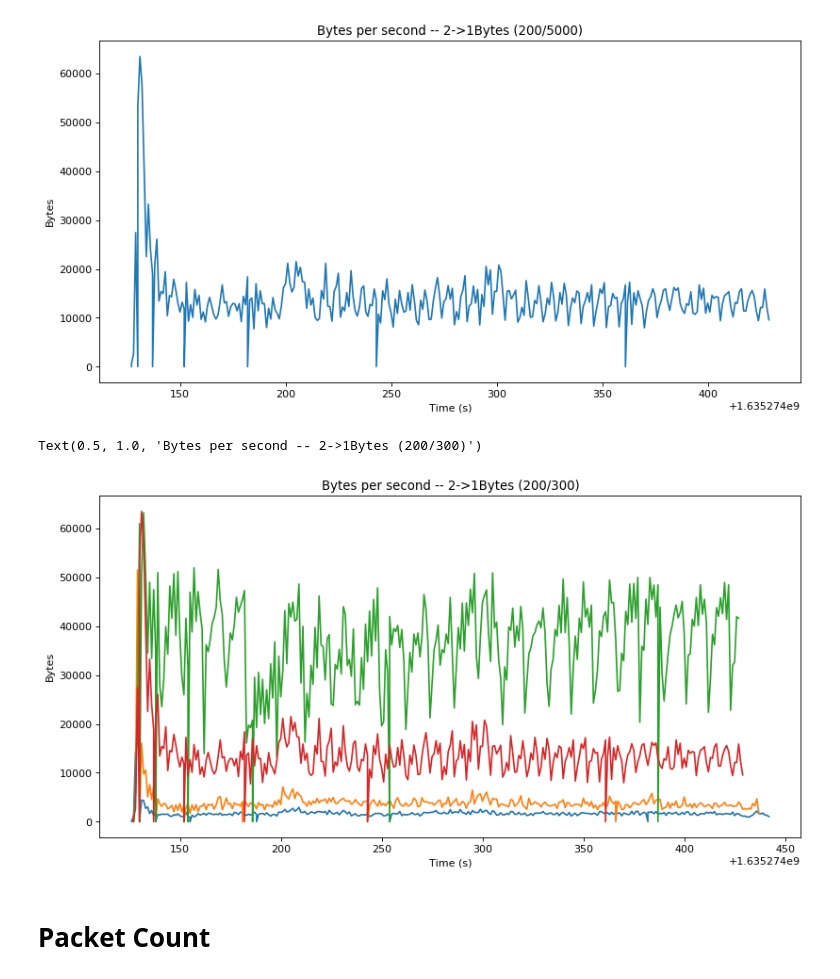
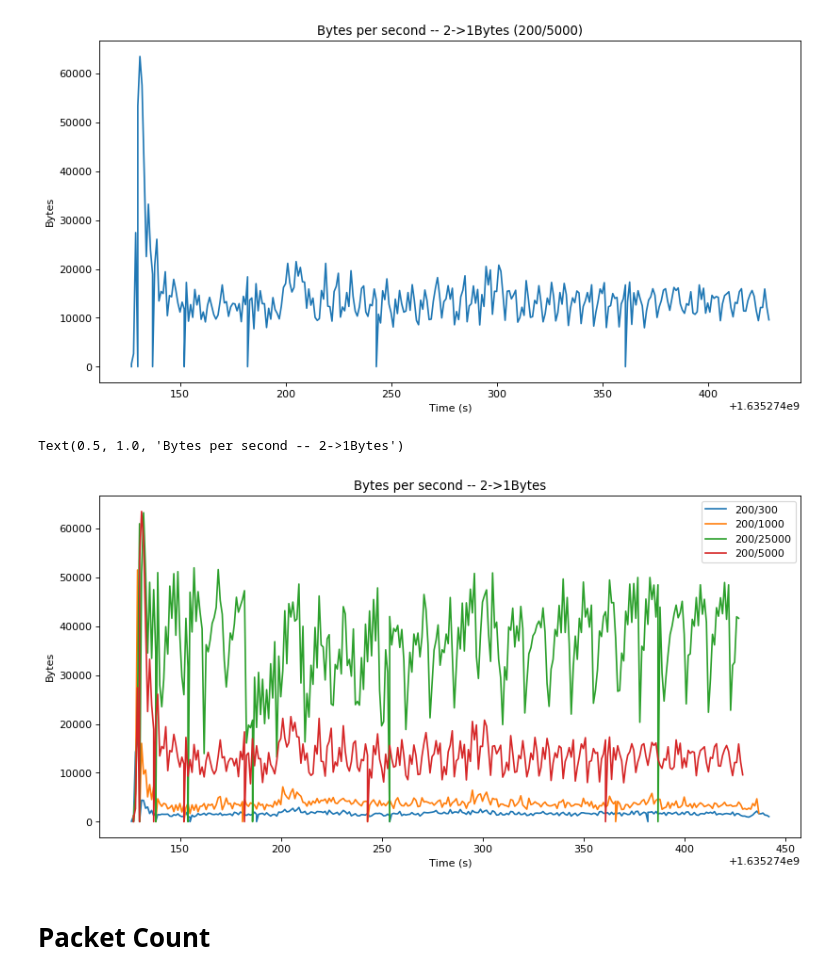
Before and after one commit to tatummaston/dsc180a-checkpoint1, a Jupyter notebook: eda.ipynb, the cells around one changed output. Drawn from its saved outputs; the diff is of its cells as text; code cells hidden in the pictures.

```diff
--- a/eda.ipynb
+++ b/eda.ipynb
@@ -100,16 +100,17 @@ Text(0.5, 1.0, 'Bytes per second -- 2->1Bytes (200/5000)')
 [figure]
 # %%
 figure(figsize=(12, 6), dpi=80)
-plt.plot(run_200_300['Time'],run_200_300['2->1Bytes'])
-plt.plot(run_200_1000['Time'],run_200_1000['2->1Bytes'])
-plt.plot(run_200_25000['Time'],run_200_25000['2->1Bytes'])
-plt.plot(run_200_5000['Time'],run_200_5000['2->1Bytes'])
+plt.plot(run_200_300['Time'],run_200_300['2->1Bytes'], label='200/300')
+plt.plot(run_200_1000['Time'],run_200_1000['2->1Bytes'], label='200/1000')
+plt.plot(run_200_25000['Time'],run_200_25000['2->1Bytes'], label='200/25000')
+plt.plot(run_200_5000['Time'],run_200_5000['2->1Bytes'], label='200/5000')
+plt.legend()
 plt.xlabel('Time (s)')
 plt.ylabel('Bytes')
-plt.title('Bytes per second -- 2->1Bytes (200/300)')
+plt.title('Bytes per second -- 2->1Bytes')
 # %% [output]
-Text(0.5, 1.0, 'Bytes per second -- 2->1Bytes (200/300)')
+Text(0.5, 1.0, 'Bytes per second -- 2->1Bytes')
-[figure, old version]
+[figure, new version]
 # %% [markdown]
 # Packet Count
 # %%
```
Also changed, not shown: parts of 9 cells of this notebook.
